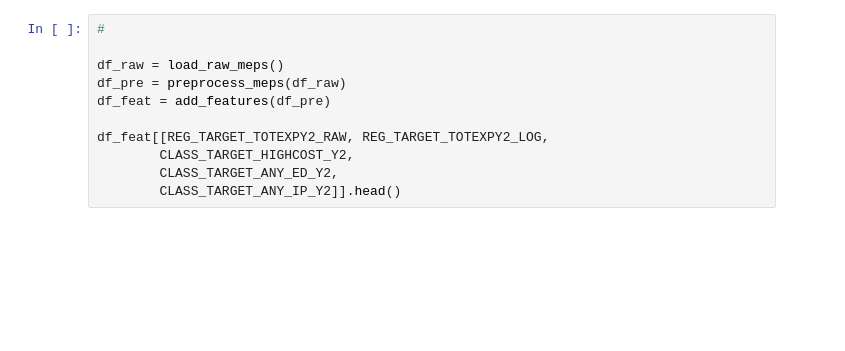
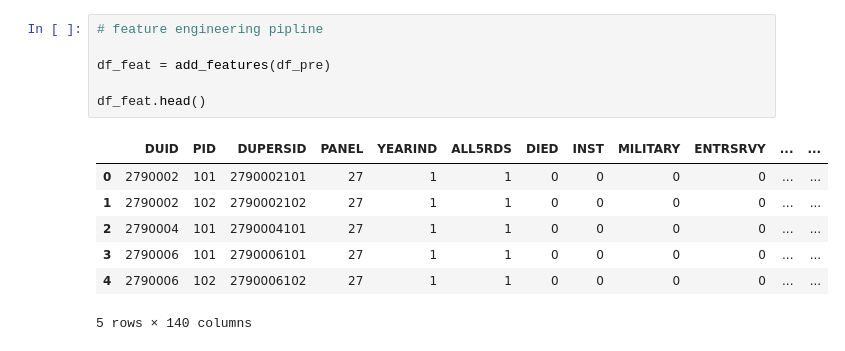
Before and after one commit to WenxiGu/Thesis-project-MEPS, a Jupyter notebook: notebooks/02_Data Preparation & Feature Engineering.ipynb, the cells around one changed output. Saved outputs shown, nothing was run; the diff lists cells and outputs as text; blank space fills up the shorter version.

```diff
--- a/notebooks/02_Data Preparation & Feature Engineering.ipynb
+++ b/notebooks/02_Data Preparation & Feature Engineering.ipynb
@@ -48,11 +58,14 @@ df_feat.head()
 # %%
-#
+# feature engineering pipline
 
-df_raw = load_raw_meps()
-df_pre = preprocess_meps(df_raw)
 df_feat = add_features(df_pre)
 
-df_feat[[REG_TARGET_TOTEXPY2_RAW, REG_TARGET_TOTEXPY2_LOG,
-        CLASS_TARGET_HIGHCOST_Y2,
-        CLASS_TARGET_ANY_ED_Y2,
-        CLASS_TARGET_ANY_IP_Y2]].head()
+df_feat.head()
+# %% [output]
+|  | DUID | PID | DUPERSID | PANEL | YEARIND | ALL5RDS | DIED | INST | MILITARY | ENTRSRVY | ... | ... |
+| 0 | 2790002 | 101 | 2790002101 | 27 | 1 | 1 | 0 | 0 | 0 | 0 | ... | ... |
+| 1 | 2790002 | 102 | 2790002102 | 27 | 1 | 1 | 0 | 0 | 0 | 0 | ... | ... |
+| 2 | 2790004 | 101 | 2790004101 | 27 | 1 | 1 | 0 | 0 | 0 | 0 | ... | ... |
+| 3 | 2790006 | 101 | 2790006101 | 27 | 1 | 1 | 0 | 0 | 0 | 0 | ... | ... |
+| 4 | 2790006 | 102 | 2790006102 | 27 | 1 | 1 | 0 | 0 | 0 | 0 | ... | ... |
+5 rows × 140 columns
```
Also changed, not shown: parts of 32 cells of this notebook, 24 other files.
